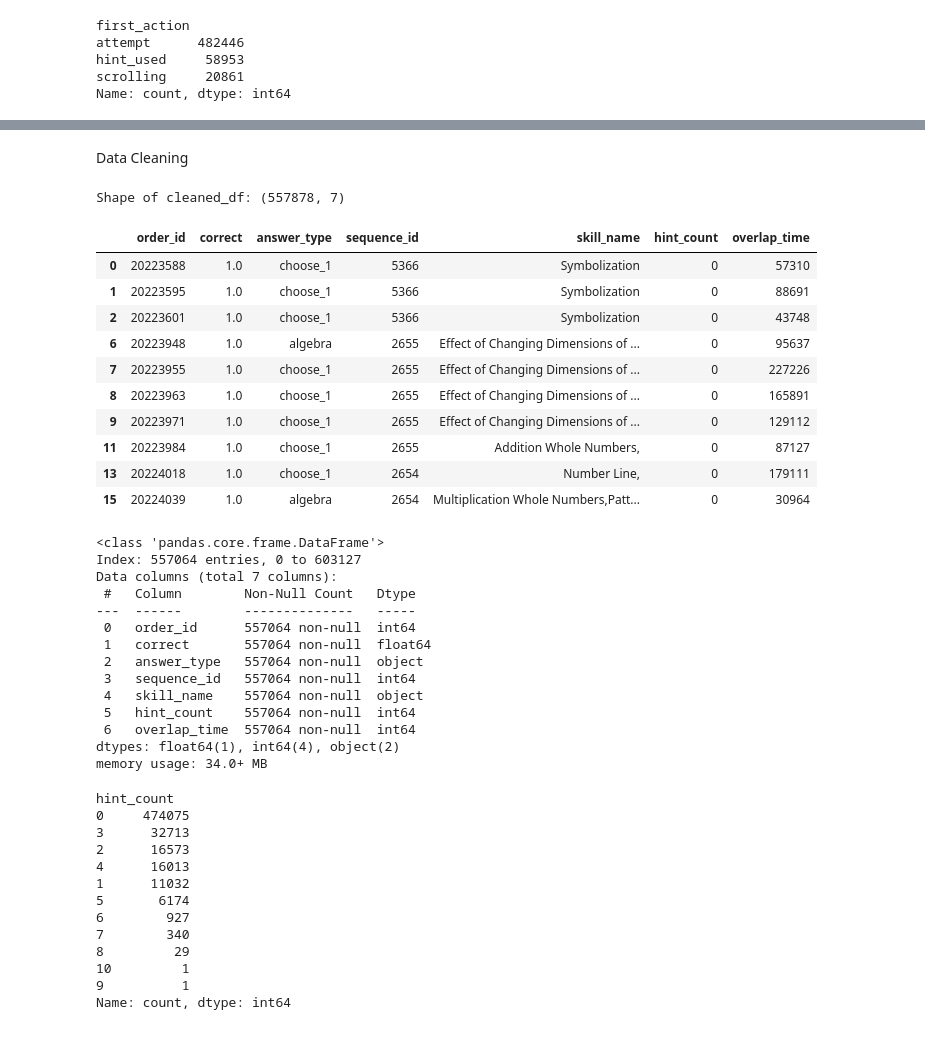
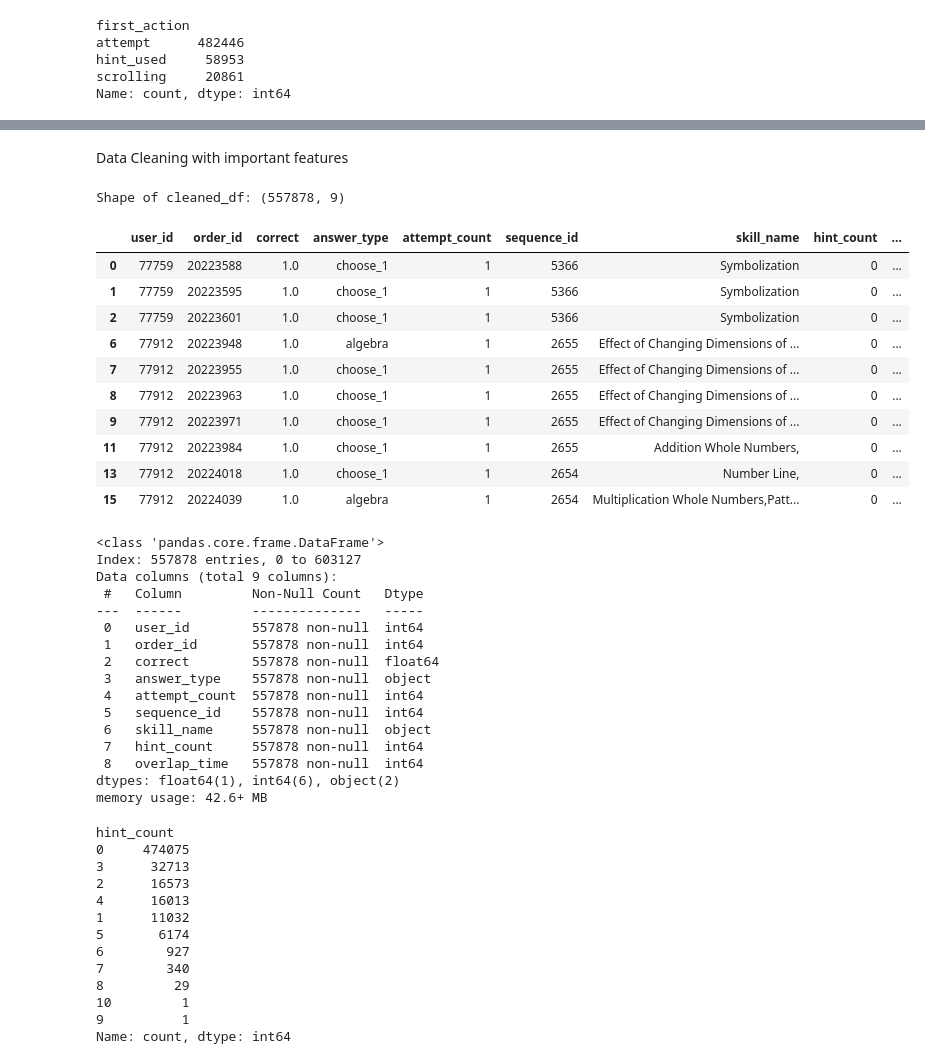
Before and after one commit to somtee99/personalized_learning_rl, a Jupyter notebook: data_cleaning.ipynb, the cells around one changed output, grey strips where cells are left out. Saved outputs shown, nothing was run; the diff lists cells and outputs as text; code cells hidden in the pictures.

```diff
--- a/data_cleaning.ipynb
+++ b/data_cleaning.ipynb
@@ -4,7 +4,7 @@ import pandas as pd
 import matplotlib.pyplot as plt
 import seaborn as sns
 # %%
-df = pd.read_csv('./assistments_dataset.csv')
+df = pd.read_csv('./data/assistments_dataset.csv')
 print("Dataset loaded. Shape:", df.shape)
 df.head()
 # %% [output]
@@ -219,47 +294,49 @@ Name: count, dtype: int64
 # %% [markdown]
-Data Cleaning
+Data Cleaning with important features
 # %%
 # Remove rows where 'skill_name' is only ',' or empty/whitespace
 cleaned_df = df[
     (df['skill_name'].notnull()) &
     (df['skill_name'].str.strip() != ',') &
     (df['skill_name'].str.strip() != '')
 ][[
-    'order_id', 'correct', 'answer_type',
+    'user_id', 'order_id', 'correct', 'answer_type', 'attempt_count',
     'sequence_id', 'skill_name', 'hint_count', 'overlap_time'
 ]].copy()
 print("Shape of cleaned_df:", cleaned_df.shape)
 cleaned_df.head(10)
 # %% [output]
-Shape of cleaned_df: (557878, 7)
+Shape of cleaned_df: (557878, 9)
-|  | order_id | correct | answer_type | sequence_id | skill_name | hint_count | overlap_time |
-| 0 | 20223588 | 1.0 | choose_1 | 5366 | Symbolization | 0 | 57310 |
-| 1 | 20223595 | 1.0 | choose_1 | 5366 | Symbolization | 0 | 88691 |
-| 2 | 20223601 | 1.0 | choose_1 | 5366 | Symbolization | 0 | 43748 |
-| 6 | 20223948 | 1.0 | algebra | 2655 | Effect of Changing Dimensions of ... | 0 | 95637 |
-| 7 | 20223955 | 1.0 | choose_1 | 2655 | Effect of Changing Dimensions of ... | 0 | 227226 |
-| 8 | 20223963 | 1.0 | choose_1 | 2655 | Effect of Changing Dimensions of ... | 0 | 165891 |
-| 9 | 20223971 | 1.0 | choose_1 | 2655 | Effect of Changing Dimensions of ... | 0 | 129112 |
-| 11 | 20223984 | 1.0 | choose_1 | 2655 | Addition Whole Numbers, | 0 | 87127 |
-| 13 | 20224018 | 1.0 | choose_1 | 2654 | Number Line, | 0 | 179111 |
-| 15 | 20224039 | 1.0 | algebra | 2654 | Multiplication Whole Numbers,Patt... | 0 | 30964 |
+|  | user_id | order_id | correct | answer_type | attempt_count | sequence_id | skill_name | hint_count | ... |
+| 0 | 77759 | 20223588 | 1.0 | choose_1 | 1 | 5366 | Symbolization | 0 | ... |
+| 1 | 77759 | 20223595 | 1.0 | choose_1 | 1 | 5366 | Symbolization | 0 | ... |
+| 2 | 77759 | 20223601 | 1.0 | choose_1 | 1 | 5366 | Symbolization | 0 | ... |
+| 6 | 77912 | 20223948 | 1.0 | algebra | 1 | 2655 | Effect of Changing Dimensions of ... | 0 | ... |
+| 7 | 77912 | 20223955 | 1.0 | choose_1 | 1 | 2655 | Effect of Changing Dimensions of ... | 0 | ... |
+| 8 | 77912 | 20223963 | 1.0 | choose_1 | 1 | 2655 | Effect of Changing Dimensions of ... | 0 | ... |
+| 9 | 77912 | 20223971 | 1.0 | choose_1 | 1 | 2655 | Effect of Changing Dimensions of ... | 0 | ... |
+| 11 | 77912 | 20223984 | 1.0 | choose_1 | 1 | 2655 | Addition Whole Numbers, | 0 | ... |
+| 13 | 77912 | 20224018 | 1.0 | choose_1 | 1 | 2654 | Number Line, | 0 | ... |
+| 15 | 77912 | 20224039 | 1.0 | algebra | 1 | 2654 | Multiplication Whole Numbers,Patt... | 0 | ... |
 # %%
 cleaned_df.info()
 # %% [output]
 <class 'pandas.core.frame.DataFrame'>
-Index: 557064 entries, 0 to 603127
-Data columns (total 7 columns):
- #   Column        Non-Null Count   Dtype
----  ------        --------------   -----
- 0   order_id      557064 non-null  int64
- 1   correct       557064 non-null  float64
- 2   answer_type   557064 non-null  object
- 3   sequence_id   557064 non-null  int64
- 4   skill_name    557064 non-null  object
- 5   hint_count    557064 non-null  int64
- 6   overlap_time  557064 non-null  int64
-dtypes: float64(1), int64(4), object(2)
-memory usage: 34.0+ MB
+Index: 557878 entries, 0 to 603127
+Data columns (total 9 columns):
+ #   Column         Non-Null Count   Dtype
+---  ------         --------------   -----
+ 0   user_id        557878 non-null  int64
+ 1   order_id       557878 non-null  int64
+ 2   correct        557878 non-null  float64
+ 3   answer_type    557878 non-null  object
+ 4   attempt_count  557878 non-null  int64
+ 5   sequence_id    557878 non-null  int64
+ 6   skill_name     557878 non-null  object
+ 7   hint_count     557878 non-null  int64
+ 8   overlap_time   557878 non-null  int64
+dtypes: float64(1), int64(6), object(2)
+memory usage: 42.6+ MB
 # %%
 cleaned_df['hint_count'].value_counts()
 # %% [output]
```
Also changed, not shown: parts of 14 cells of this notebook, 7 other files.
